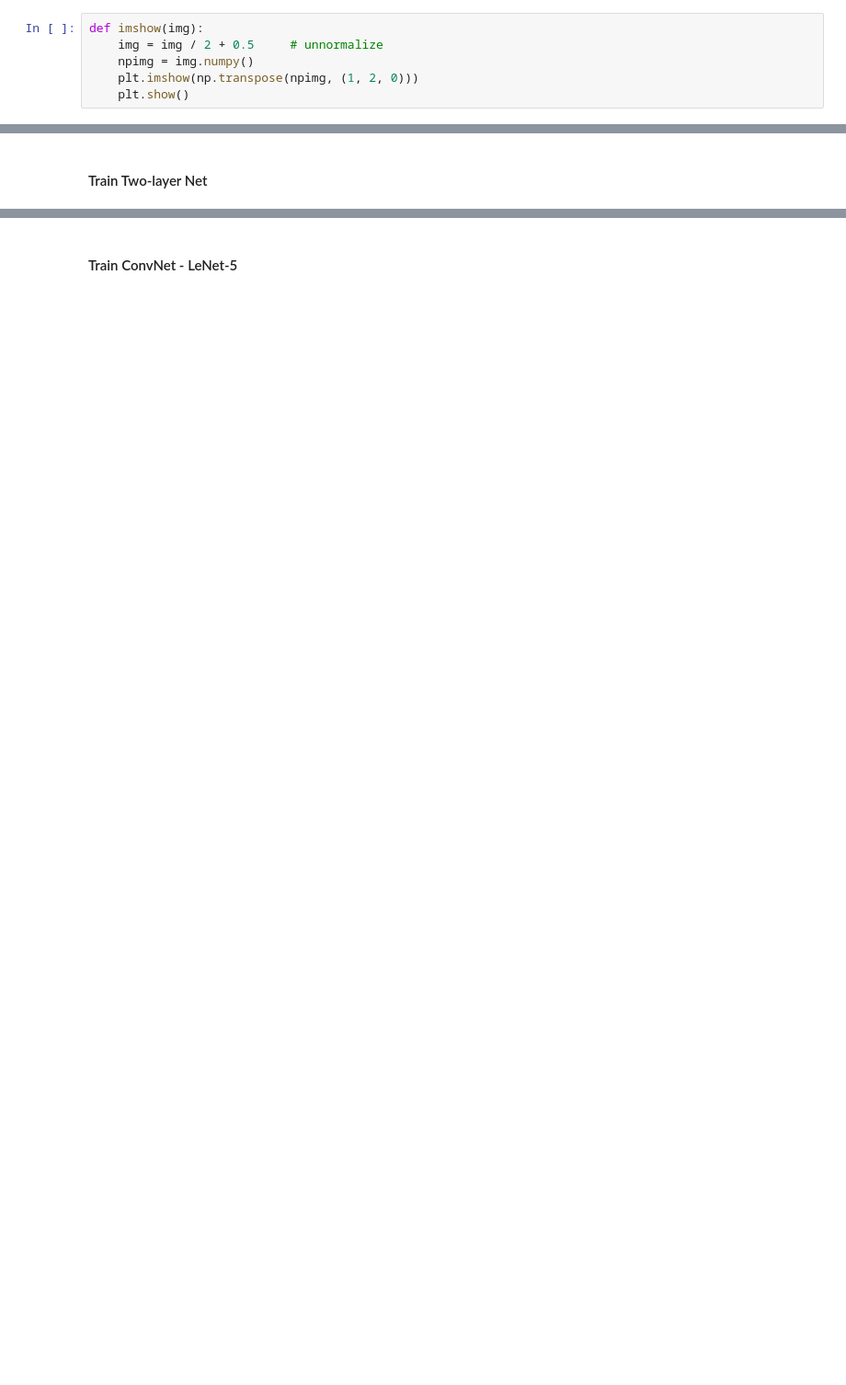
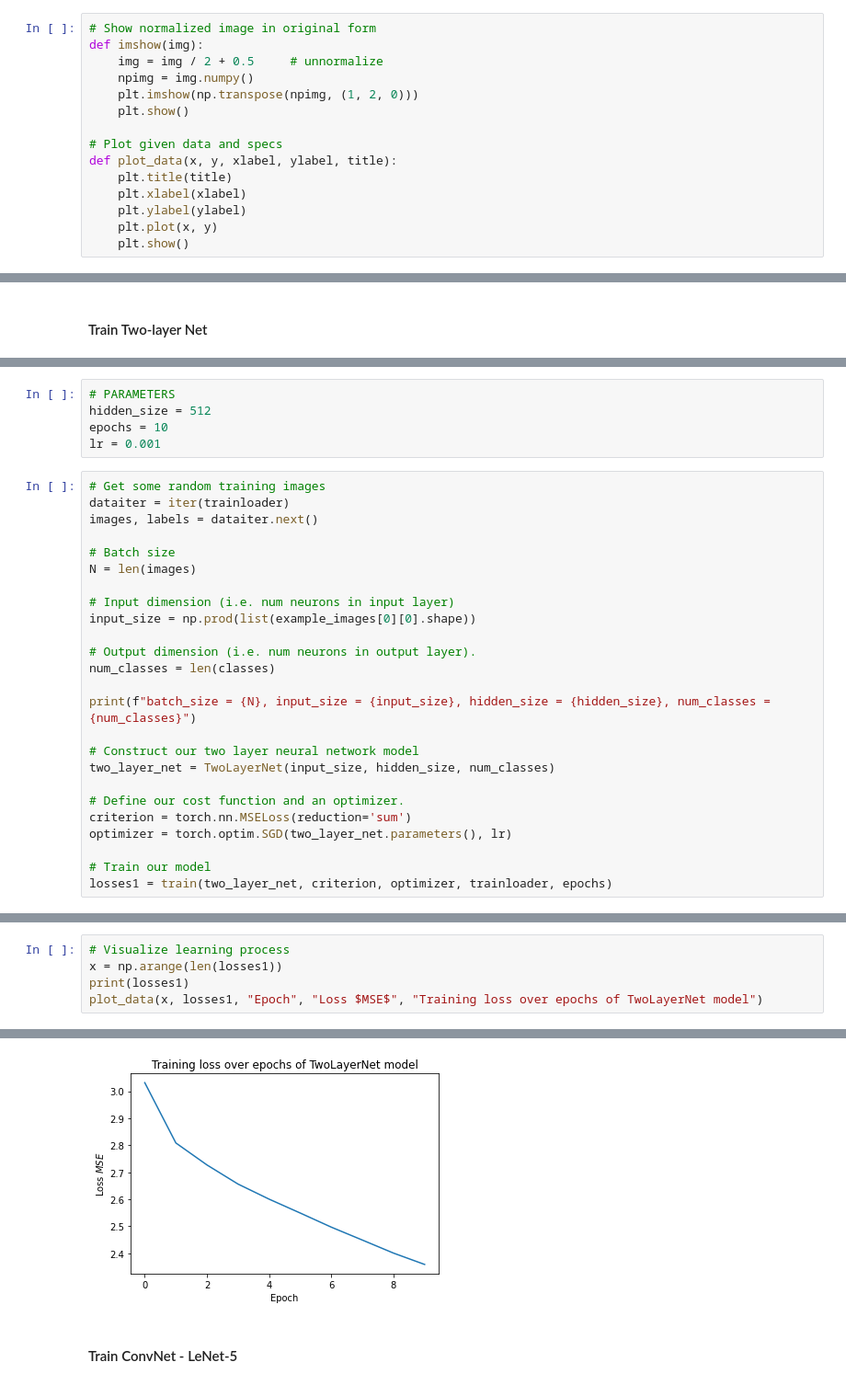
Before and after one commit to HarryZhangHH/ComputerVision-1and2, a Jupyter notebook: computervision1/final_lab/labfinal2/Lab_project_part2.ipynb, the cells around one changed output, grey strips where cells are left out. Shown at 92% size. Saved outputs shown, nothing was run; the diff lists cells and outputs as text; blank space fills up the shorter version.

```diff
--- a/computervision1/final_lab/labfinal2/Lab_project_part2.ipynb
+++ b/computervision1/final_lab/labfinal2/Lab_project_part2.ipynb
@@ -56,8 +75,17 @@ Extracting ./data/cifar-10-python.tar.gz to ./data
 # %% [markdown]
 ####  *` Q2.1: test dataloader and show the images of each class  of CIFAR10`*
 # %%
+# Show normalized image in original form
 def imshow(img):
     img = img / 2 + 0.5     # unnormalize
     npimg = img.numpy()
     plt.imshow(np.transpose(npimg, (1, 2, 0)))
     plt.show()
+
+# Plot given data and specs
+def plot_data(x, y, xlabel, ylabel, title):
+    plt.title(title)
+    plt.xlabel(xlabel)
+    plt.ylabel(ylabel)
+    plt.plot(x, y)
+    plt.show()
@@ -132,0 +288,30 @@ def train(net, trainloader,epoch=1):
+# %%
+# PARAMETERS
+hidden_size = 512
+epochs = 10
+lr = 0.001
+# %%
+# Get some random training images
+dataiter = iter(trainloader)
+images, labels = dataiter.next()
+
+# Batch size
+N = len(images)
+
+# Input dimension (i.e. num neurons in input layer)
+input_size = np.prod(list(example_images[0][0].shape))
+
+# Output dimension (i.e. num neurons in output layer).
+num_classes = len(classes)
+
+print(f"batch_size = {N}, input_size = {input_size}, hidden_size = {hidden_size}, num_classes = {num_classes}")
+
+# Construct our two layer neural network model
+two_layer_net = TwoLayerNet(input_size, hidden_size, num_classes)
+
+# Define our cost function and an optimizer.
+criterion = torch.nn.MSELoss(reduction='sum')
+optimizer = torch.optim.SGD(two_layer_net.parameters(), lr)
+
+# Train our model
+losses1 = train(two_layer_net, criterion, optimizer, trainloader, epochs)
@@ -132,0 +322,6 @@ def train(net, trainloader,epoch=1):
+# %%
+# Visualize learning process
+x = np.arange(len(losses1))
+print(losses1)
+plot_data(x, losses1, "Epoch", "Loss $MSE$", "Training loss over epochs of TwoLayerNet model")
+# %% [output]
@@ -133,2 +329,3 @@ def train(net, trainloader,epoch=1):
+[figure, added]
 # %% [markdown]
 #### Train ConvNet - LeNet-5
```
Also changed, not shown: parts of 26 cells of this notebook, 1 other file.
